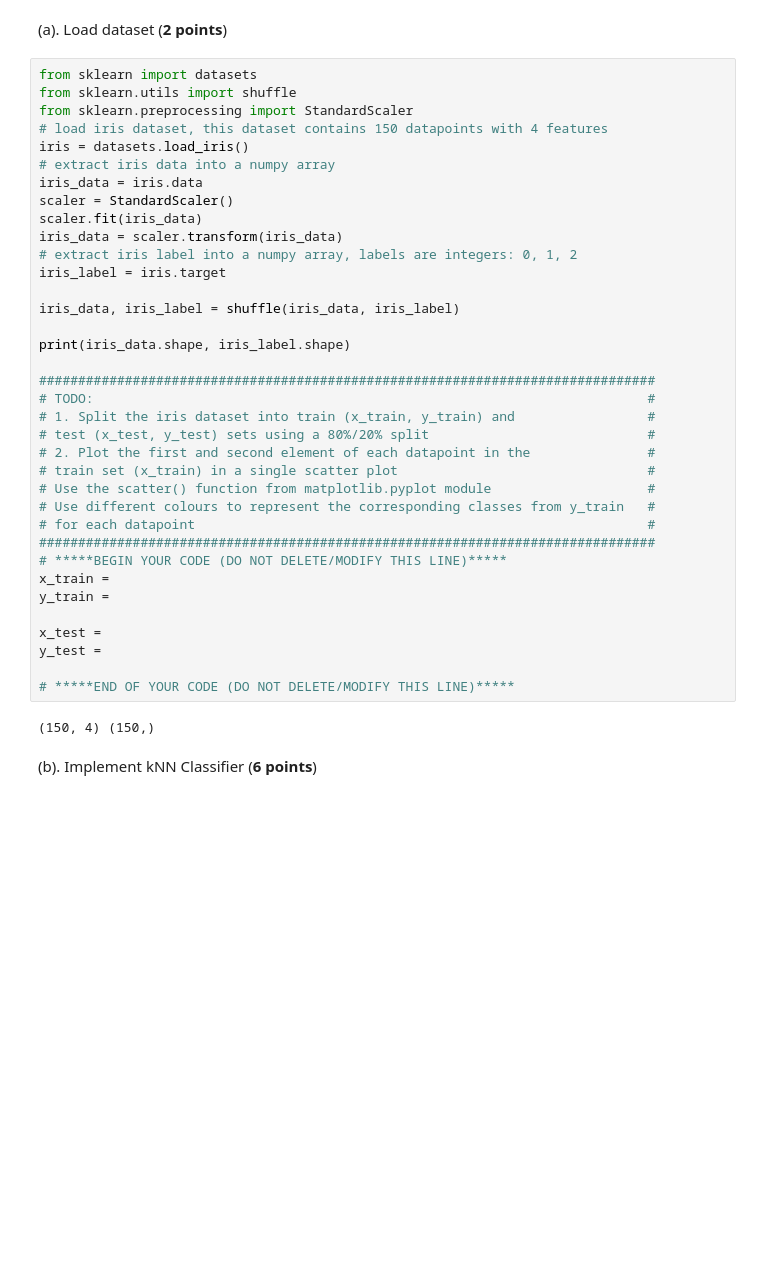
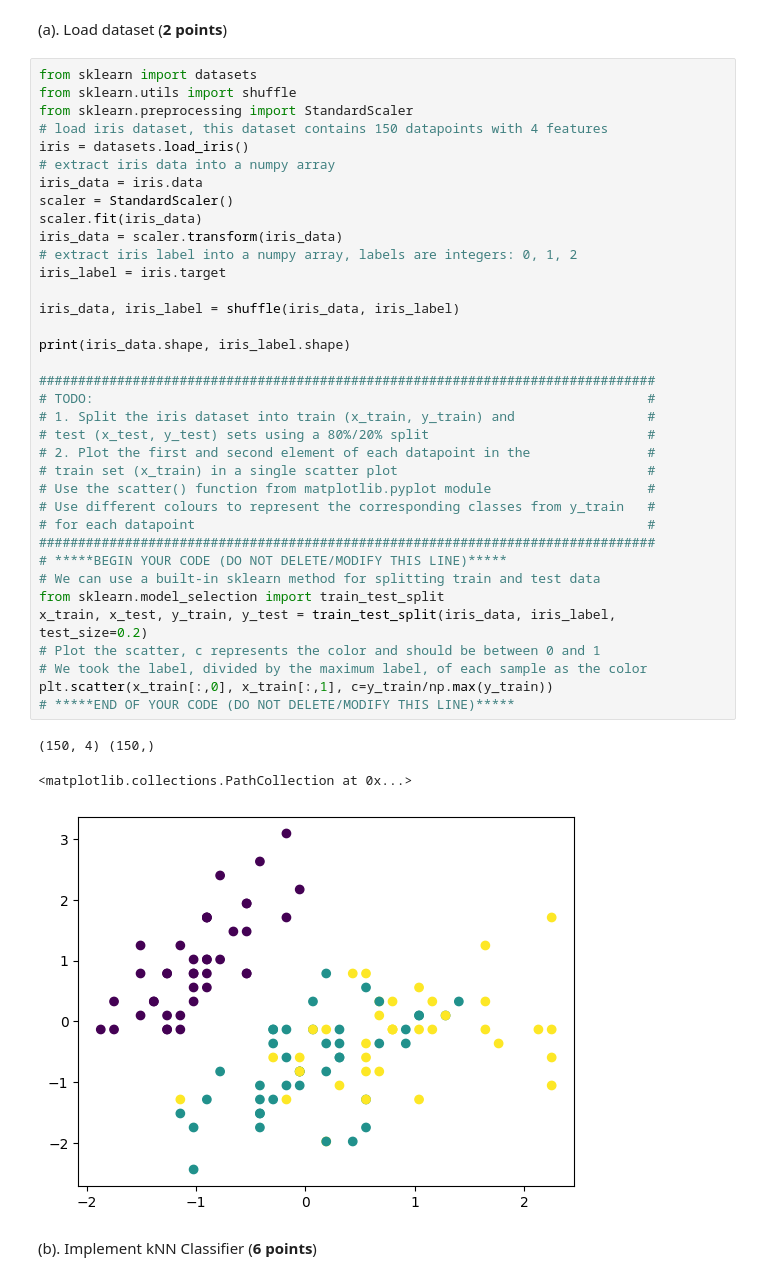
Before and after one commit to armanheydari/Advance-Deep-Learning_Winter-2024, a Jupyter notebook: Assignment1/cmpt489_828_a1_q3.ipynb, the cells around one changed output. Drawn from its saved outputs; the diff is of its cells as text; blank space fills up the shorter version.

```diff
--- a/Assignment1/cmpt489_828_a1_q3.ipynb
+++ b/Assignment1/cmpt489_828_a1_q3.ipynb
@@ -20,39 +20,41 @@ from sklearn import datasets
 from sklearn.utils import shuffle
 from sklearn.preprocessing import StandardScaler
 # load iris dataset, this dataset contains 150 datapoints with 4 features
 iris = datasets.load_iris()
 # extract iris data into a numpy array
 iris_data = iris.data
 scaler = StandardScaler()
 scaler.fit(iris_data)
 iris_data = scaler.transform(iris_data)
 # extract iris label into a numpy array, labels are integers: 0, 1, 2
 iris_label = iris.target
 
 iris_data, iris_label = shuffle(iris_data, iris_label)
 
 print(iris_data.shape, iris_label.shape)
 
 ###############################################################################
 # TODO:                                                                       #
 # 1. Split the iris dataset into train (x_train, y_train) and                 #
 # test (x_test, y_test) sets using a 80%/20% split                            #
 # 2. Plot the first and second element of each datapoint in the               #
 # train set (x_train) in a single scatter plot                                #
 # Use the scatter() function from matplotlib.pyplot module                    #
 # Use different colours to represent the corresponding classes from y_train   #
 # for each datapoint                                                          #
 ###############################################################################
 # *****BEGIN YOUR CODE (DO NOT DELETE/MODIFY THIS LINE)*****
-x_train =
-y_train =
-
-x_test =
-y_test =
-
+# We can use a built-in sklearn method for splitting train and test data
+from sklearn.model_selection import train_test_split
+x_train, x_test, y_train, y_test = train_test_split(iris_data, iris_label, test_size=0.2)
+# Plot the scatter, c represents the color and should be between 0 and 1
+# We took the label, divided by the maximum label, of each sample as the color
+plt.scatter(x_train[:,0], x_train[:,1], c=y_train/np.max(y_train))
 # *****END OF YOUR CODE (DO NOT DELETE/MODIFY THIS LINE)*****
 # %% [output]
 (150, 4) (150,)
+<matplotlib.collections.PathCollection at 0x...>
+[figure, added]
 # %% [markdown]
 (b). Implement kNN Classifier (**6 points**)
 # %%
```
Also changed, not shown: parts of 16 cells of this notebook.
